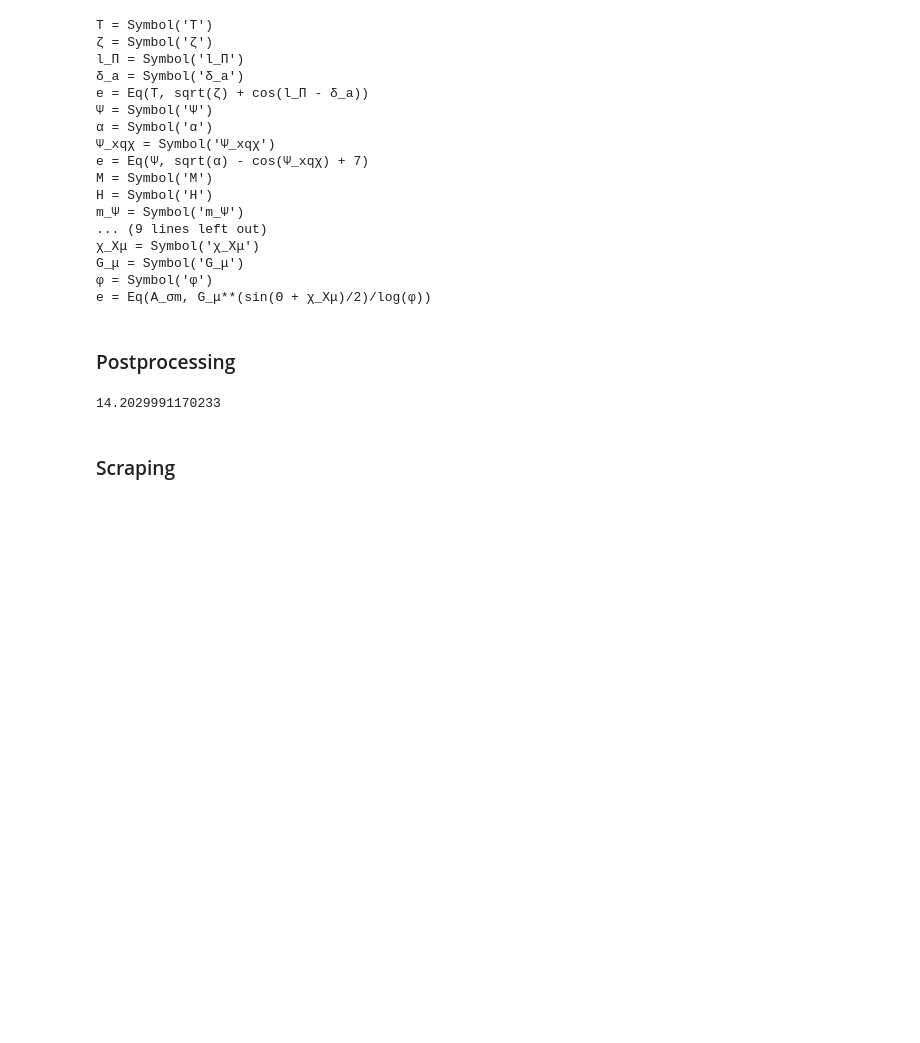
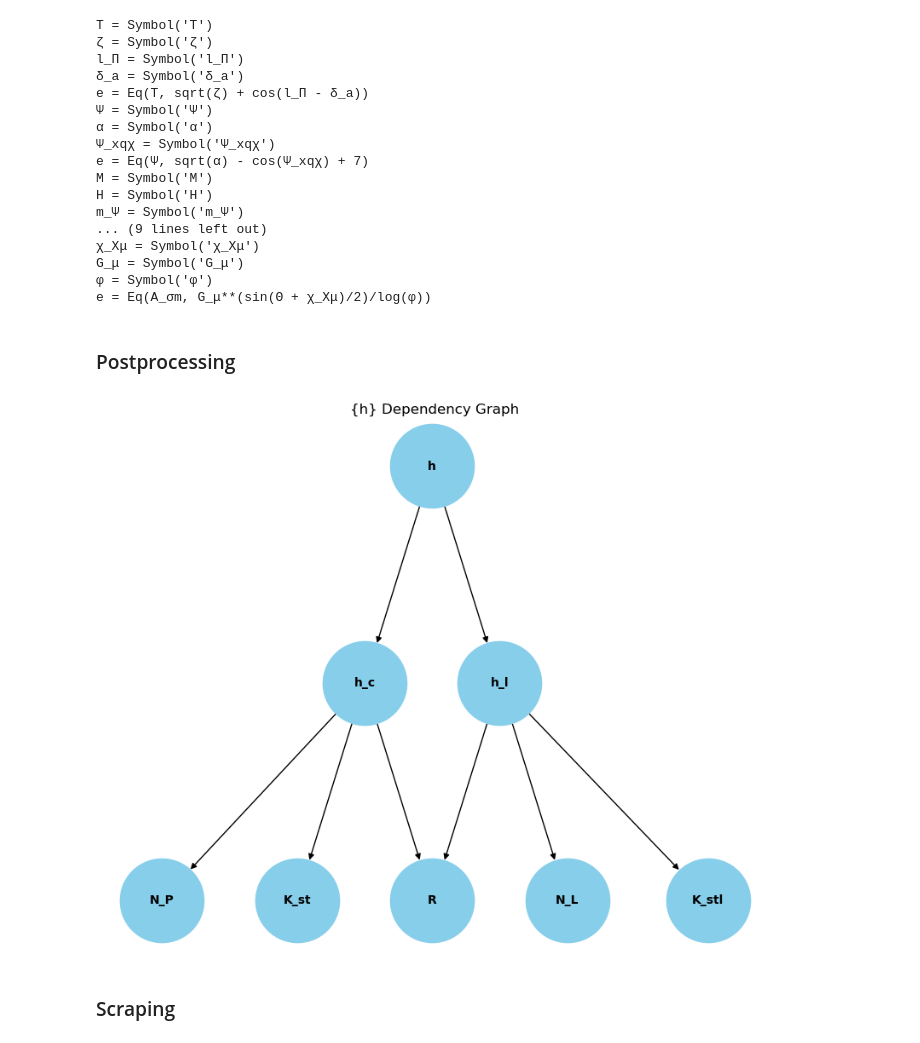
Before and after one commit to kyanjd/smart-scraper, a Jupyter notebook: fyp_work/paper_to_equation/test.ipynb, the cells around one changed output. Saved outputs shown, nothing was run; the diff lists cells and outputs as text; code cells hidden in the pictures; blank space fills up the shorter version.

```diff
--- a/fyp_work/paper_to_equation/test.ipynb
+++ b/fyp_work/paper_to_equation/test.ipynb
@@ -101,37 +101,38 @@ k_f = 1
 k_w = 1
 h_f = 1
 h_g = 1
 
 # Variables
 h = Symbol("h")
 h_c = Symbol("h_c")
 K_st = Symbol("K_st")
 R = Symbol("R")
 N_P = Symbol("N_P")
 h_l = Symbol("h_l")
 K_stl = Symbol("K_stl")
 N_L = Symbol("N_L")
 
 exprs = [Eq(h, h_c + h_g),
             Eq(h, 1.45*k*(p/H)**0.985*tan(θ)/σ),
             Eq(h, 8000*λ*(K*p/(C*σ_U))**0.86),
             Eq(h, A*(1 - exp(-B*P))),
             Eq(h, 2*k_f*k_t*k_w*(1 - A)/(h_f*(-k_f*k_t - k_f*k_w + 2*k_t*k_w))),
             Eq(h, h_a + h_c + h_l),
             Eq(h_c, K_st*N_P*α/R),
             Eq(K_st, 2/(1/k_t + 1/k_s)),
             Eq(R, sqrt(Rs**2 + Rt**2)),
             Eq(N_P, 1 - exp(-P*λ/σ_U)),
             Eq(h_l, K_stl*N_L*β/R),
             Eq(K_stl, 3/(1/k_t + 1/k_s + 1/k_l)),
             Eq(N_L, 1 - exp(-γ*δ))]
 
 eg = EquationGraph(exprs, 6)
-system = eg.get_system_of_equations()
-sol = solve(system)[0]
-print(sol[h])
+# system = eg.get_system_of_equations()
+# sol = solve(system)[0]
+# print(sol[h])
+eg.plot_graph()
 # %% [output]
-14.2029991170233
+[figure, added]
 # %% [markdown]
 ### Scraping
 # %%
```
Also changed, not shown: 1 other file.
